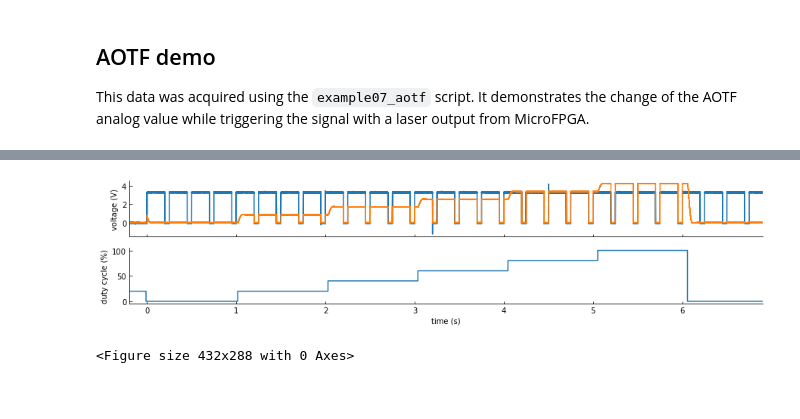
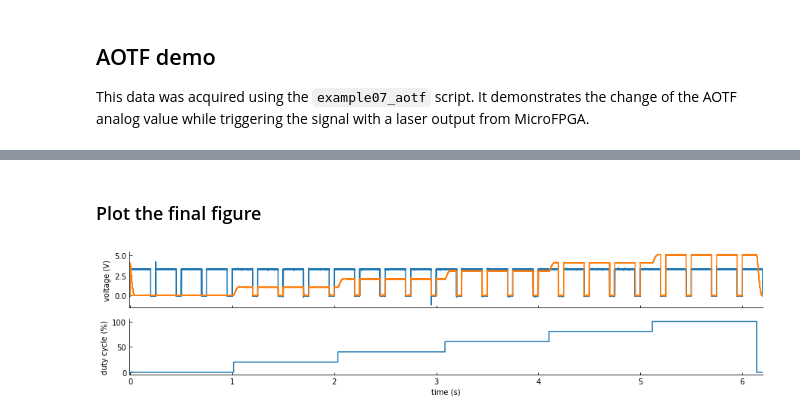
Before and after one commit to mufpga/analysis, a Jupyter notebook: 6_aotf.ipynb, the cells around one changed output, grey strips where cells are left out. Saved outputs shown, nothing was run; the diff lists cells and outputs as text; code cells hidden in the pictures.

```diff
--- a/6_aotf.ipynb
+++ b/6_aotf.ipynb
@@ -99,9 +99,12 @@ The data was acquired using the `fig_aotf` script.
 # %%
 # load data
 root  = op.join('data','aotf','triggering')
-laser = load_single(op.join(root,'C1_00000.txt'))
+#laser = load_single(op.join(root,'C1_00000.txt'))
+
+lasers = load_all(op.join(root,'ch1'))
 all_vals = load_all(op.join(root,'ch3'))
 
-all_vals = all_vals[0:268]
+print(f'Number of measurements: {len(lasers)}')
 print(f'Number of measurements: {len(all_vals)}')
+laser = lasers[0]
 # %% [output]
@@ -188,8 +210,12 @@ def get_pulses(v):
     as well as start and end times of each pulse.
     """
     # detect rising and falling pulses
-    t0 = []
+    t0 = [] # starts at duty cycle 100%
     t1 = []
+
+    if v[0, 1] > 3: # starts a duty cycle 100%
+        t0.append(v[0, 0])
+
     for i in range(len(v)-1):
         if v[i,1] <= 2 < v[i+1,1]:
             t0.append(v[i, 0])
@@ -197,7 +223,11 @@ def get_pulses(v):
         if v[i,1] >= 2 > v[i+1,1]:
             t1.append(v[i, 0])
 
-    assert len(t0) == len(t1)
+    if len(t0) != len(t1):
+        if len(t0)>len(t1):
+            t0.pop(-1)
+        else:
+            t1.pop(-1)
 
     # list pulses and the corresponding time
     pulses = np.array([t1[i]-t0[i] for i in range(len(t1))])
@@ -282,6 +312,13 @@ def get_duty_cycle(pulses, pulses_t0, pulses_t1):
                 current_pulses.append(p)
                 current_times.append(pulses_t0[i])
 
+    # now the 100% duty cycle corresponds to very long pulses, so we need to renormalize them
+    # the 100% duty cycle is actually 1.3 ms
+    period = 254 / (100_000_000 / 2**9)
+    for i, p in enumerate(avg_pulses):
+        if p > period:
+            avg_pulses[i] = period
+
     duty_cycle = np.array(avg_pulses) / np.max(avg_pulses)
 
     return np.array([avg_pulses_t, duty_cycle]).T
@@ -366,28 +426,30 @@ for i in range(duty_cycle.shape[0]-1):
+# %% [markdown]
+### Plot the final figure
 # %%
 def plot_wide_b(ref, v, w, time_scale = 1):
     '''
     Plot all elements (time, value) of v_list in a wide plot.
     time_scale allows changing the unit of the x-axis.
     '''
     f, (ax1, ax2) = plt.subplots(2, 1, sharex=True, figsize=(15, 3))
 
     ax1.plot(ref[:, 0] * time_scale, ref[:, 1])
     ax1.plot(w[:, 0] * time_scale, w[:, 1])
     ax1.set_ylabel('voltage (V)')
 
     ax2.plot(v[:, 0] * time_scale, 100 * v[:, 1])
     ax2.set_xlabel(get_time(time_scale))
-    ax2.set_xlim(-0.2, 6.9)
+    ax2.set_xlim(-0.01, 6.2)
     ax2.set_ylabel('duty cycle (%)')
-
-    plt.show()
 
     dir_path = 'figs'
     if not os.path.isdir(dir_path): os.mkdir(dir_path)
     plt.savefig(op.join(dir_path,'fig_aotf_demo.eps'), format='eps')
+    plt.savefig(op.join(dir_path,'fig_aotf_demo.png'), format='png')
+
+    plt.show()
 
 # plot the figure
 plot_wide_b(laser, duty_cycle, aotf)
 # %% [output]
-[figure, old version]
+[figure, new version]
-<Figure size 432x288 with 0 Axes>
```
Also changed, not shown: parts of 12 cells of this notebook.
